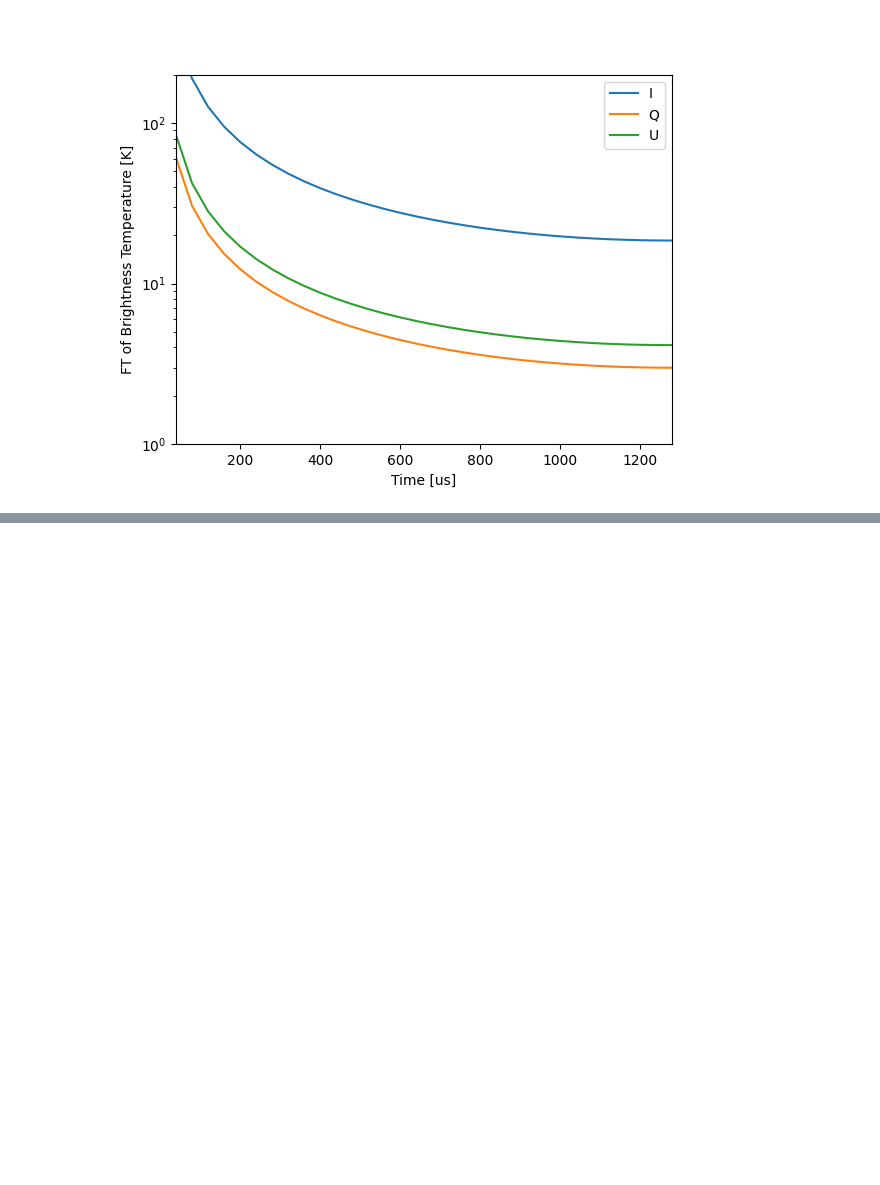
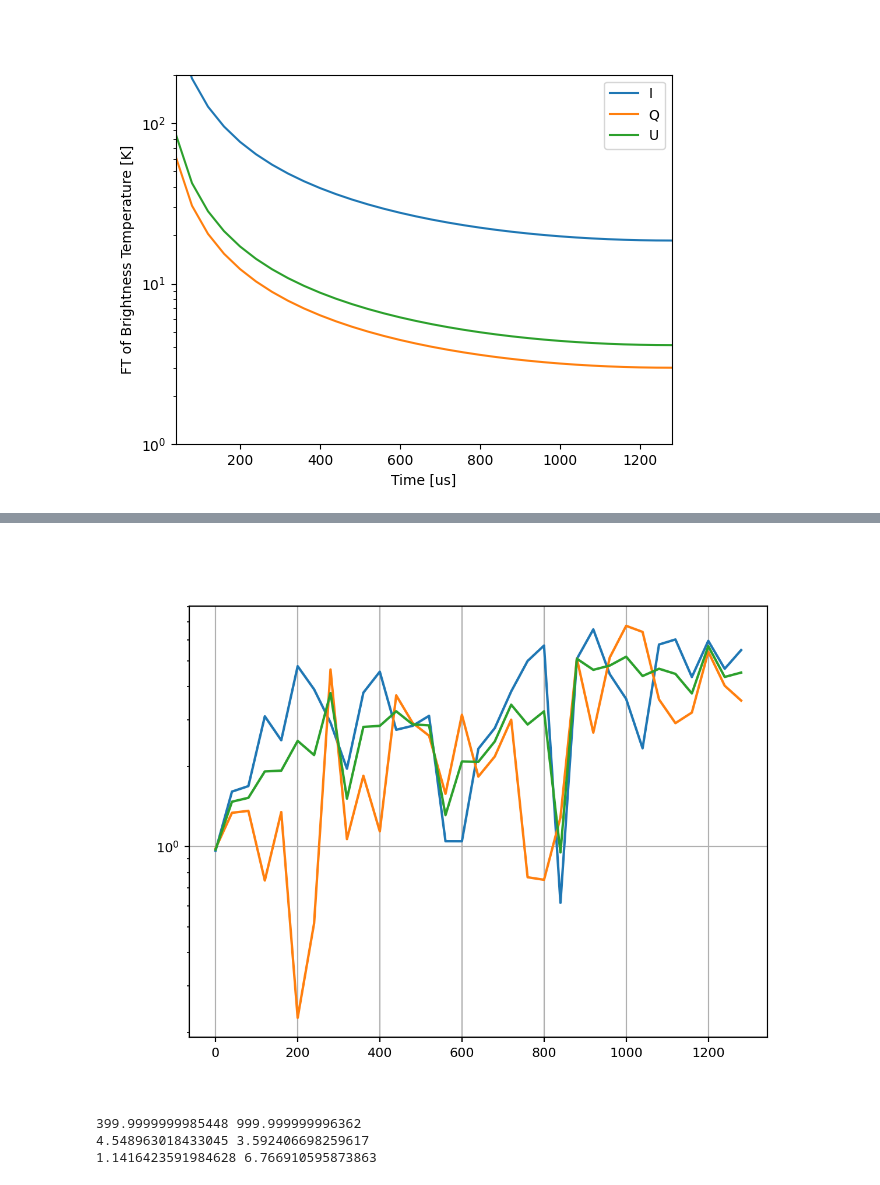
Before and after one commit to christianhbye/lusee_faraday, a Jupyter notebook: notebooks/wmap.ipynb, the cells around one changed output, grey strips where cells are left out. Cells and saved outputs as stored; diff of their text form; code cells hidden in the pictures; blank space fills up the shorter version.

```diff
--- a/notebooks/wmap.ipynb
+++ b/notebooks/wmap.ipynb
@@ -199,0 +290,24 @@ plt.show()
+# %%
+rQ = np.abs(_pQ) / np.abs(_pQno)
+rU = np.abs(_pU) / np.abs(_pUno)
+
+rM = 1/2 * (rQ + rU)
+
+plt.figure()
+plt.plot(tau, rQ)
+plt.plot(tau, rU)
+plt.plot(tau, rM)
+plt.yscale("log")
+plt.grid()
+plt.show()
+# %% [output]
+[figure, added]
+# %%
+print(tau[10], tau[25])
+
+print(rQ[10], rQ[25])
+print(rU[10], rU[25])
+# %% [output]
+399.9999999985448 999.999999996362
+4.548963018433045 3.592406698259617
+1.1416423591984628 6.766910595873863
```
Also changed, not shown: parts of 6 cells of this notebook.
